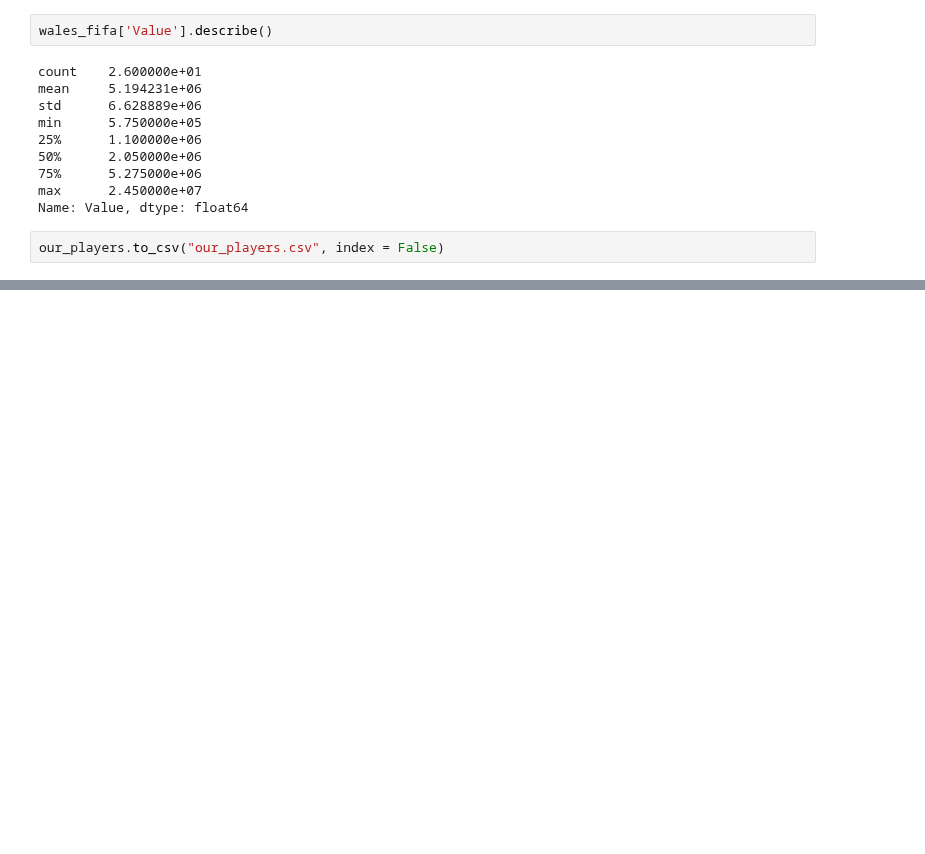
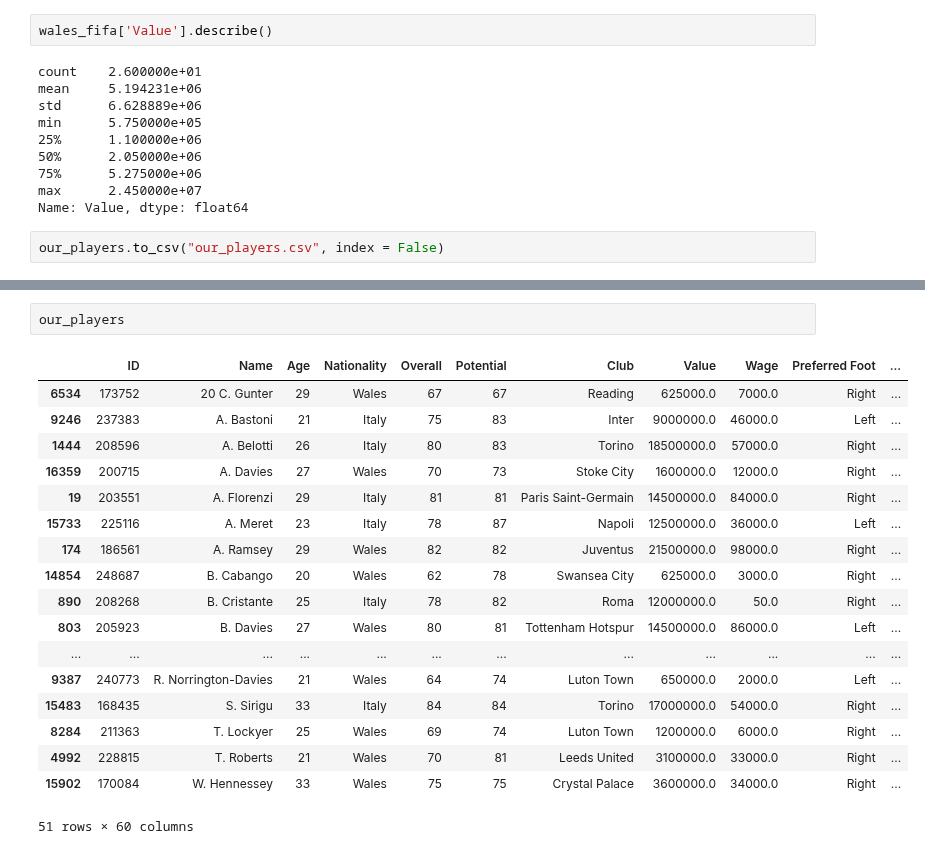
Before and after one commit to aegonwolf/socceranalytics, a Jupyter notebook: fifa-players.ipynb, the cells around one changed output, grey strips where cells are left out. Drawn from its saved outputs; the diff is of its cells as text; blank space fills up the shorter version.

```diff
--- a/fifa-players.ipynb
+++ b/fifa-players.ipynb
@@ -228,0 +241,21 @@ our_players.to_csv("our_players.csv", index = False)
+# %%
+our_players
+# %% [output]
+|  | ID | Name | Age | Nationality | Overall | Potential | Club | Value | Wage | Preferred Foot | ... |
+| 6534 | 173752 | 20 C. Gunter | 29 | Wales | 67 | 67 | Reading | 625000.0 | 7000.0 | Right | ... |
+| 9246 | 237383 | A. Bastoni | 21 | Italy | 75 | 83 | Inter | 9000000.0 | 46000.0 | Left | ... |
+| 1444 | 208596 | A. Belotti | 26 | Italy | 80 | 83 | Torino | 18500000.0 | 57000.0 | Right | ... |
+| 16359 | 200715 | A. Davies | 27 | Wales | 70 | 73 | Stoke City | 1600000.0 | 12000.0 | Right | ... |
+| 19 | 203551 | A. Florenzi | 29 | Italy | 81 | 81 | Paris Saint-Germain | 14500000.0 | 84000.0 | Right | ... |
+| 15733 | 225116 | A. Meret | 23 | Italy | 78 | 87 | Napoli | 12500000.0 | 36000.0 | Left | ... |
+| 174 | 186561 | A. Ramsey | 29 | Wales | 82 | 82 | Juventus | 21500000.0 | 98000.0 | Right | ... |
+| 14854 | 248687 | B. Cabango | 20 | Wales | 62 | 78 | Swansea City | 625000.0 | 3000.0 | Right | ... |
+| 890 | 208268 | B. Cristante | 25 | Italy | 78 | 82 | Roma | 12000000.0 | 50.0 | Right | ... |
+| 803 | 205923 | B. Davies | 27 | Wales | 80 | 81 | Tottenham Hotspur | 14500000.0 | 86000.0 | Left | ... |
+| ... | ... | ... | ... | ... | ... | ... | ... | ... | ... | ... | ... |
+| 9387 | 240773 | R. Norrington-Davies | 21 | Wales | 64 | 74 | Luton Town | 650000.0 | 2000.0 | Left | ... |
+| 15483 | 168435 | S. Sirigu | 33 | Italy | 84 | 84 | Torino | 17000000.0 | 54000.0 | Right | ... |
+| 8284 | 211363 | T. Lockyer | 25 | Wales | 69 | 74 | Luton Town | 1200000.0 | 6000.0 | Right | ... |
+| 4992 | 228815 | T. Roberts | 21 | Wales | 70 | 81 | Leeds United | 3100000.0 | 33000.0 | Right | ... |
+| 15902 | 170084 | W. Hennessey | 33 | Wales | 75 | 75 | Crystal Palace | 3600000.0 | 34000.0 | Right | ... |
+51 rows × 60 columns
```
Also changed, not shown: parts of 4 cells of this notebook.
